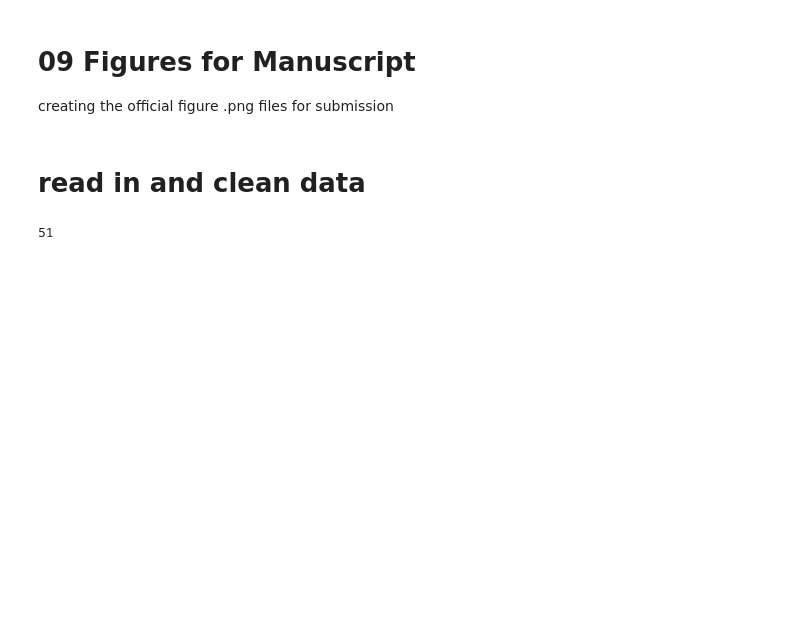
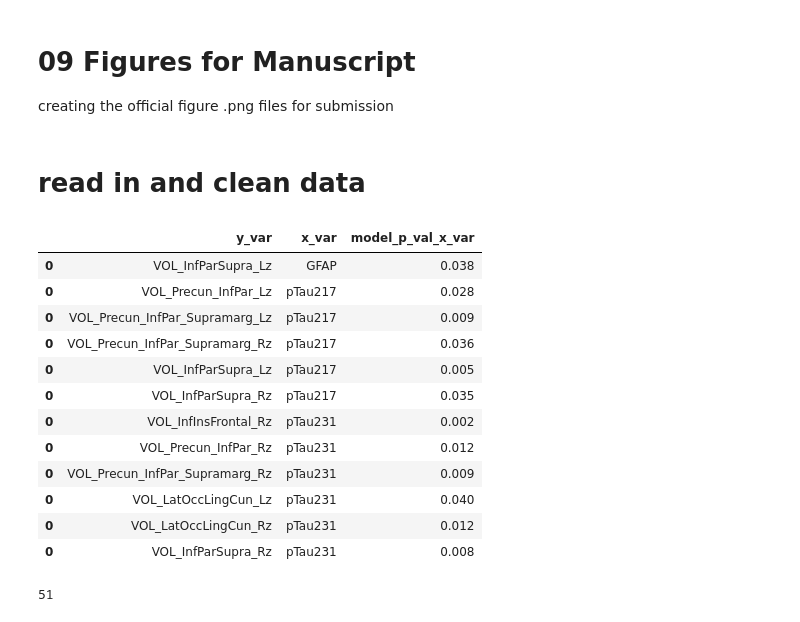
Before and after one commit to lnkoenig/ptau-217-and-FDG-PET-AD---official-copy, a Jupyter notebook: 09_figures_for_manuscript.ipynb, the cells around one changed output. Saved outputs shown, nothing was run; the diff lists cells and outputs as text; code cells hidden in the pictures; blank space fills up the shorter version.

```diff
--- a/09_figures_for_manuscript.ipynb
+++ b/09_figures_for_manuscript.ipynb
@@ -66,6 +66,40 @@ all_data = all_data[all_data['timepoint'].isin(['base'])]
 all_data = all_data.rename(columns = {'race':'race_ethnicity'})
 
 full_names = pd.read_csv(code_folder_loc + 'data/data-dictionary.csv')
+# %%
+biomarker_relationship_results_log10[biomarker_relationship_results_log10['y_var'].isin([
+
+'VOL_InfInsFrontal_Lz',
+'VOL_InfInsFrontal_Rz',
+
+
+'VOL_Precun_InfPar_Lz',
+'VOL_Precun_InfPar_Rz',
+'VOL_Precun_InfPar_Supramarg_Lz',
+'VOL_Precun_InfPar_Supramarg_Rz',
+'VOL_InfParSupra_Lz',
+'VOL_InfParSupra_Rz' ,
+
+
+'VOL_LatOccLingCun_Lz',
+'VOL_LatOccLingCun_Rz',
+]) &
+(biomarker_relationship_results_log10['model_p_val_x_var']<0.05) &
+~(biomarker_relationship_results_log10['x_var'].isin(['pTau181_Ab42', 'Ab42']))][['y_var', 'x_var', 'model_p_val_x_var']].round(3).sort_values('x_var')
+# %% [output]
+|  | y_var | x_var | model_p_val_x_var |
+| 0 | VOL_InfParSupra_Lz | GFAP | 0.038 |
+| 0 | VOL_Precun_InfPar_Lz | pTau217 | 0.028 |
+| 0 | VOL_Precun_InfPar_Supramarg_Lz | pTau217 | 0.009 |
+| 0 | VOL_Precun_InfPar_Supramarg_Rz | pTau217 | 0.036 |
+| 0 | VOL_InfParSupra_Lz | pTau217 | 0.005 |
+| 0 | VOL_InfParSupra_Rz | pTau217 | 0.035 |
+| 0 | VOL_InfInsFrontal_Rz | pTau231 | 0.002 |
+| 0 | VOL_Precun_InfPar_Rz | pTau231 | 0.012 |
+| 0 | VOL_Precun_InfPar_Supramarg_Rz | pTau231 | 0.009 |
+| 0 | VOL_LatOccLingCun_Lz | pTau231 | 0.040 |
+| 0 | VOL_LatOccLingCun_Rz | pTau231 | 0.012 |
+| 0 | VOL_InfParSupra_Rz | pTau231 | 0.008 |
 # %%
 len(all_data)
 # %% [output]
```
Also changed, not shown: parts of 18 cells of this notebook, 3 other files.
